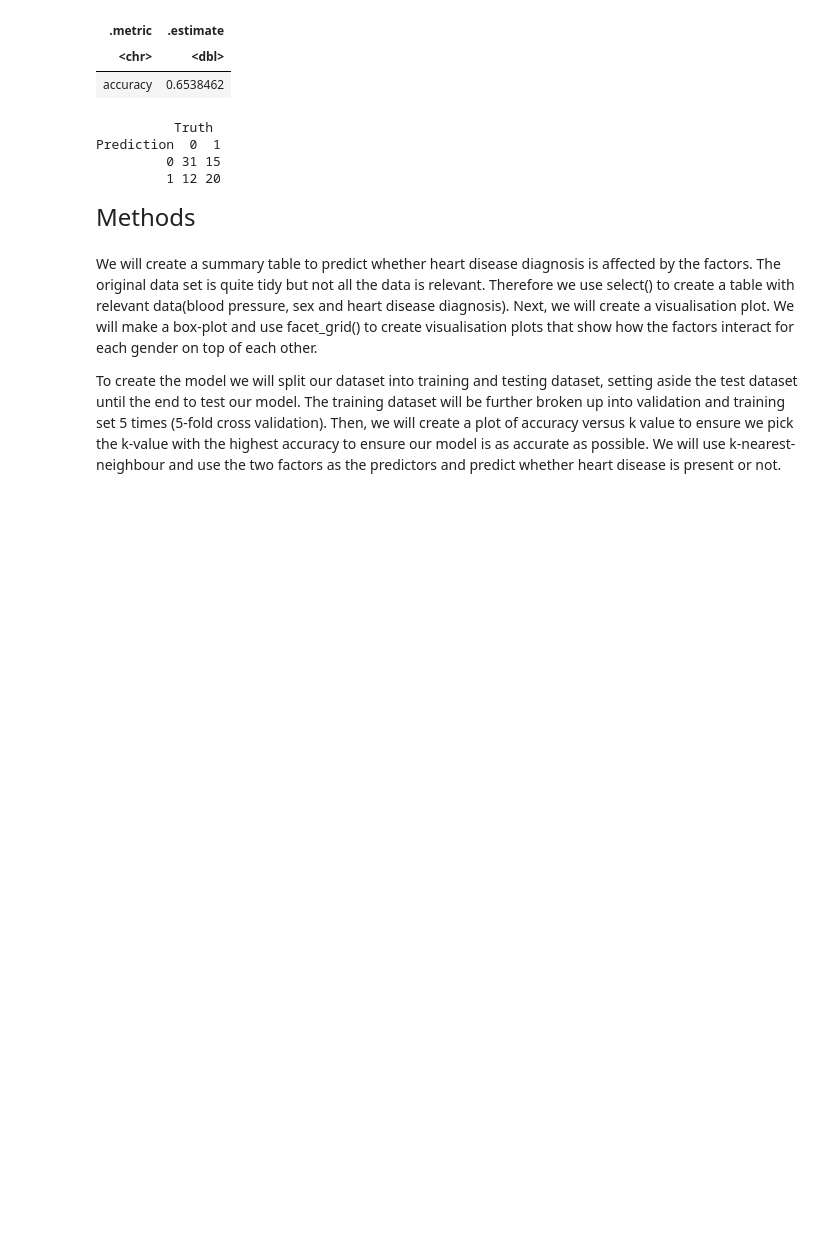
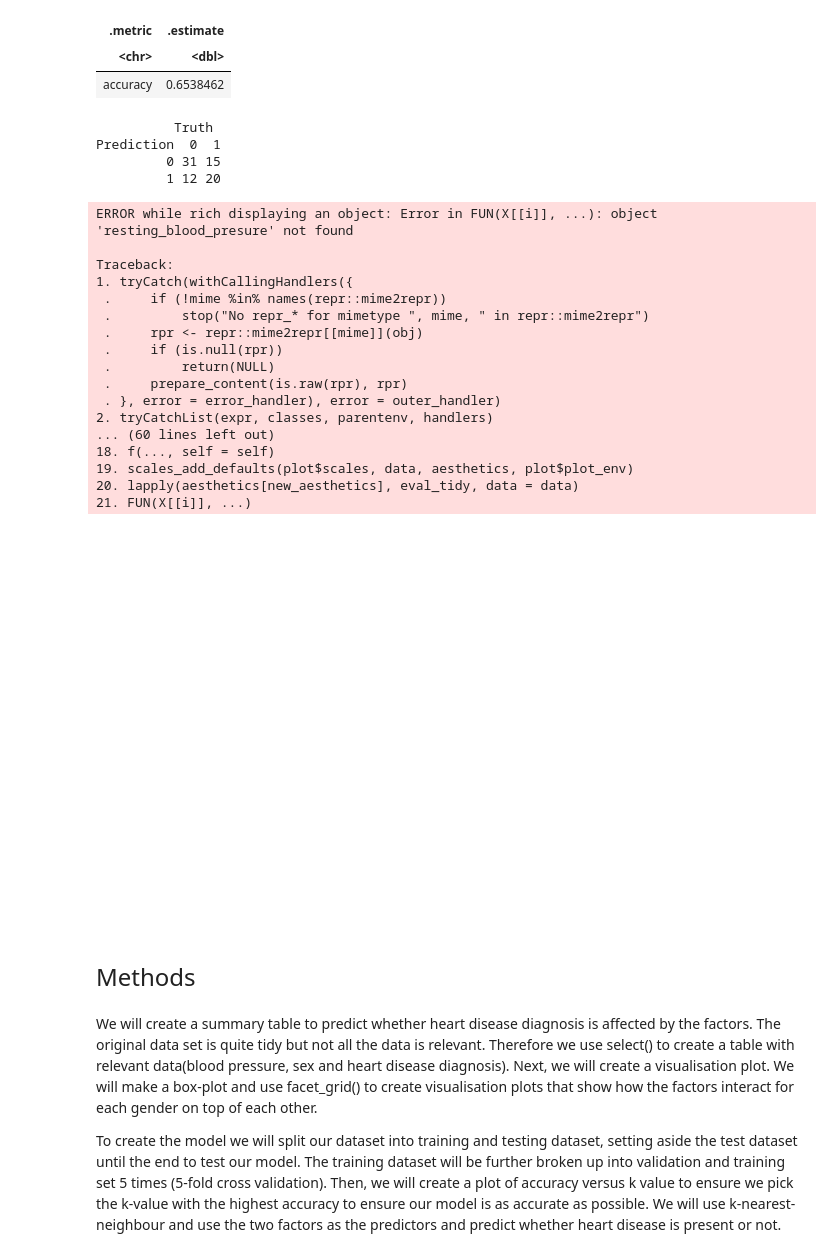
Before and after one commit to ck2671/dsci-100-2022w2-group-35, a Jupyter notebook: Heart Disease Project.ipynb, the cells around one changed output. Cells and saved outputs as stored; diff of their text form; code cells hidden in the pictures; blank space fills up the shorter version.

Commit message:
tried making visualisation plot

```diff
--- a/Heart Disease Project.ipynb
+++ b/Heart Disease Project.ipynb
@@ -289,6 +289,44 @@ A tibble: 1 × 2
 Prediction  0  1
          0 31 15
          1 12 20
+# %%
+#making the visualisation plot for the results of the kmeans classification
+heart_data_grouped <- heart_data |>
+                        mutate(new_heart_binary=ifelse(heart_disease_diagnosis %in% c(1, 2, 3, 4), 1, 0)) |>
+                        mutate(new_heart_binary = as.factor(new_heart_binary))
+
+heart_plot <- ggplot() +
+    geom_point(data = heart_data_grouped,
+                mapping = aes(x= sex, y = resting_blood_presure, color = new_heart_binary),
+               alpha = 0.75) +
+    geom_point(data = heart_predictions,
+               mapping = aes(x = sex, y = resting_blood_pressure, color = new_heart_binary),
+               alpha = 0.02,
+               size = 5) +
+    labs(color = "Heart Diagnosis", x = "Sex (Standardized)", y = "Resting Blood Pressure (Stanadardized)") +
+    scale_color_manual(labels = c("No", "Yes"),
+                       values = c("cadeblue1", "darkorchid1")) +
+    theme(text = element_text(size=12))
+heart_plot
+# %% [output]
+ERROR while rich displaying an object: Error in FUN(X[[i]], ...): object 'resting_blood_presure' not found
+
+Traceback:
+1. tryCatch(withCallingHandlers({
+ .     if (!mime %in% names(repr::mime2repr))
+ .         stop("No repr_* for mimetype ", mime, " in repr::mime2repr")
+ .     rpr <- repr::mime2repr[[mime]](obj)
+ .     if (is.null(rpr))
+ .         return(NULL)
+ .     prepare_content(is.raw(rpr), rpr)
+ . }, error = error_handler), error = outer_handler)
+2. tryCatchList(expr, classes, parentenv, handlers)
+... (60 lines left out)
+18. f(..., self = self)
+19. scales_add_defaults(plot$scales, data, aesthetics, plot$plot_env)
+20. lapply(aesthetics[new_aesthetics], eval_tidy, data = data)
+21. FUN(X[[i]], ...)
+[figure, added]
 # %% [markdown]
 <font size="5"> Methods </font>
 # %% [markdown]
```
Also changed, not shown: parts of 1 cell of this notebook.
